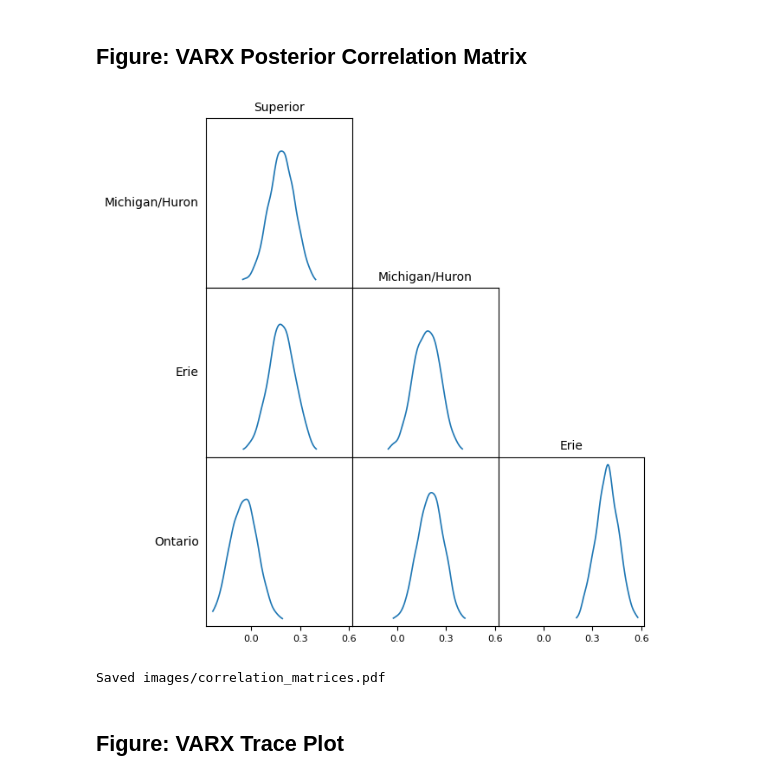
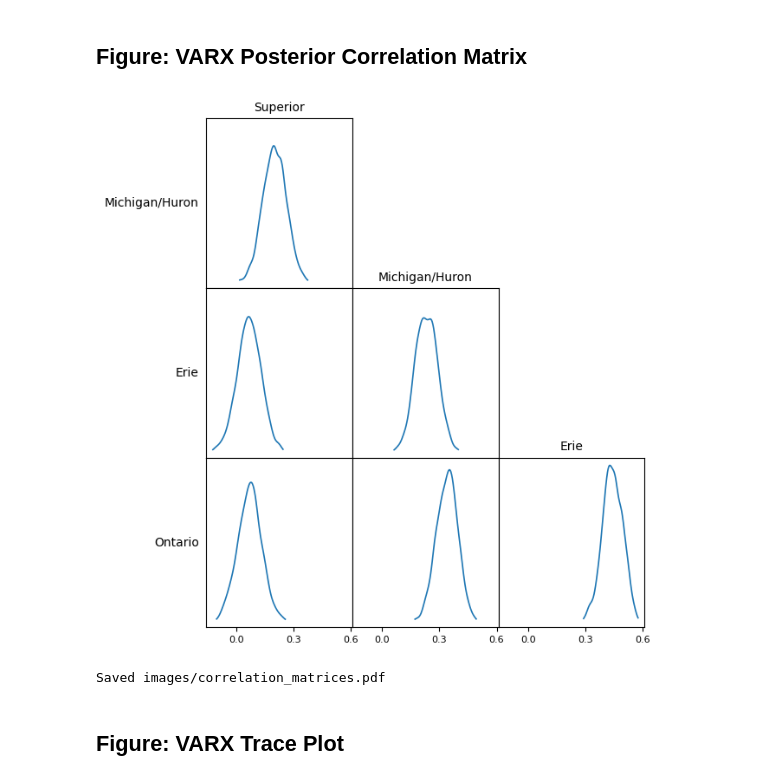
Before and after one commit to mcanearm/nbs_predictor_reproducibility_index, a Jupyter notebook: scripts/03_results_and_plots.ipynb, the cells around one changed output. Saved outputs shown, nothing was run; the diff lists cells and outputs as text; code cells hidden in the pictures.

```diff
--- a/scripts/03_results_and_plots.ipynb
+++ b/scripts/03_results_and_plots.ipynb
@@ -44,6 +44,9 @@ def rename_lakes(x):
         "mic_hur": "Michigan/Huron",
         "ont": "Ontario",
     }.get(x, x)
+
+
+rename_lakes_vec = np.vectorize(rename_lakes)
 
 
 def rollup_agg(df, groupings, fn=summarize):
@@ -59,15 +62,12 @@ def rollup_agg(df, groupings, fn=summarize):
     )
     all_groupings[groupings[-1]] = "All"
     return pd.concat(
-        [full_groupings, all_groupings.assign(lake="All")], axis=0, ignore_index=True
+        [full_groupings, all_groupings], axis=0, ignore_index=True
     ).set_index(groupings)
 # %% [markdown]
 ## Load Data
 # %%
-with open(Path("data") / "y_scaler.pkl", "rb") as f:
-    y_scaler = pkl.load(f)
-
-
+lake_data = xr.open_dataarray("data/lake_data.nc")
 result_files = sorted(RESULTS_DIR.glob("*.csv"))
 if not result_files:
     raise FileNotFoundError(
@@ -354,10 +494,9 @@ Reload each saved pkl, re-run `predictive_fn_` to draw from the full posterior p
 This may take a few minutes — each call draws 500 samples for 13 forecast steps.
 # %%
 import dill
-from jax.random import PRNGKey
 from jax import numpy as jnp
 from sklearn.model_selection import TimeSeriesSplit
-from tqdm.auto import tqdm
+import jax
 
 os.environ["JAX_PLATFORM_NAME"] = "cpu"
 
@@ -369,8 +508,7 @@ LAKE_NAMES = ["sup", "mic_hur", "eri", "ont"]
 lake_data = xr.open_dataarray("data/lake_data.nc")
 train_data = lake_data.sel(Date=slice(None, "2005"))
 X_full = train_data.sel(variable=["precip", "temp", "evap"]).drop_vars("type")
-y_raw = train_data.sel(variable=["rnbs"]).squeeze().drop_vars(["type", "variable"])
-y_full = y_scaler.transform(y_raw)
+y_full = train_data.sel(variable=["rnbs"]).squeeze().drop_vars(["type", "variable"])
 
 splitter = TimeSeriesSplit(n_splits=10, test_size=FORECAST_STEPS, gap=0)
 splits = list(splitter.split(train_data))
@@ -379,6 +517,10 @@ chunks = []
 for model_name in tqdm(
     AR_MODELS, desc="Predicting with AR models", unit="model", position=0
 ):
+    # Annoying - but we're redoing the CV splits the exact same way with the initial
+    # data, and then running the predictions to basically get the RMSE for each split. Normally,
+    # the prediction method returns the mean and CI, but we want the individual draws this time
+    # from the posterior, NOT the final average.
     for split_i, (train_id, test_id) in tqdm(
         enumerate(splits),
         desc=f"{model_name} CV splits",
@@ -390,36 +532,33 @@ for model_name in tqdm(
         with open(pkl_path, "rb") as f:
             pipeline = dill.load(f)
 
-        varx = pipeline.named_steps["model"]
+        # model object; also includes NARX
+        varx = pipeline.model.named_steps["model"]
 
         # Scale X through the same pipeline step that was used at fit time
         X_sub = X_full[: max(test_id) + 1]
-        X_scaled = pipeline.named_steps["preprocess"].transform(X_sub)
-        y_sub = y_full[: max(test_id) + 1]
+        X_scaled = jnp.array(pipeline.model.named_steps["preprocess"].transform(X_sub))
+        y_sub = (y_full[: max(test_id) + 1] - pipeline.y_mean_) / pipeline.y_std_
 
         months = jnp.array(y_sub.indexes["Date"].month - 1)
-        covariates = {
-            str(v): jnp.array(X_scaled.sel(variable=str(v)).values)
-            for v in X_scaled.coords["variable"].values
-        }
 
         # forecast_marginal: (n_samples, FORECAST_STEPS, 4_lakes)
         fm = np.array(
             varx.predictive_fn_(
-                PRNGKey(split_i),
+                jax.random.key(split_i),
                 y=jnp.array(y_sub),
                 months=months,
-                covariates=covariates,
+                covariates=X_scaled,
                 lags=varx.lags,
                 future=FORECAST_STEPS,
             )["y_forecast"]
         )
 
         # True values for this split: (FORECAST_STEPS, 4_lakes)
-        y_true = y_full.isel(Date=list(test_id)).values
+        y_true = y_sub[test_id]
 
         # Squared error per (sample, months_ahead, lake): (n_samples, FORECAST_STEPS, 4)
-        sq_err = (fm - y_true[None, :, :]) ** 2
+        sq_err = (fm - y_true.values) ** 2
 
         n_samples = fm.shape[0]
         s_idx, t_idx, l_idx = np.meshgrid(
@@ -554,9 +709,10 @@ axs = axs.flatten()
 triangle_plots = [4, 8, 9, 12, 13, 14]
 valid_pairs = valid_set.copy()
 
-with open(MODEL_DIR / "VARX_0.pkl", "rb") as f:
+with open(MODEL_DIR / "VARX_lag2_9.pkl", "rb") as f:
     pipeline = dill.load(f)
-varx = pipeline.named_steps["model"]
+
+varx = pipeline.model.named_steps["model"]
 trace = varx.trace_
 
 # fix this - missing proper variable names; use the order from 02_fit_models.py (hacky, but can't be skipped!)
@@ -594,34 +750,34 @@ for idx in range(16):
     col = idx % 4
 
     if row == 3:
         ax.xaxis.set_major_locator(plt.MaxNLocator(3))
         ax.tick_params(axis="x", labelsize=8)
     else:
         ax.set_xticks([])
 
     if row == col + 1:
         ax.set_title(rename_lakes(lake), fontsize=10, pad=6)
 
     if col == 0:
         ax.annotate(
             rename_lakes(series),
             xy=(0, 0.5),
             xycoords="axes fraction",
             ha="right",
             va="center",
             fontsize=10,
             xytext=(-6, 0),
             textcoords="offset points",
         )
 
 plt.subplots_adjust(
     wspace=0.0, hspace=0.0, left=0.20, right=0.95, top=0.95, bottom=0.08
 )
 plt.savefig(str(IMAGES_DIR / "correlation_matrices.pdf"), bbox_inches="tight")
 plt.show()
 print(f"Saved {IMAGES_DIR / 'correlation_matrices.pdf'}")
 # %% [output]
-[figure, old version]
+[figure, new version]
 Saved images/correlation_matrices.pdf
 # %% [markdown]
 ## Figure: VARX Trace Plot
```
Also changed, not shown: parts of 33 cells of this notebook, 17 other files.
